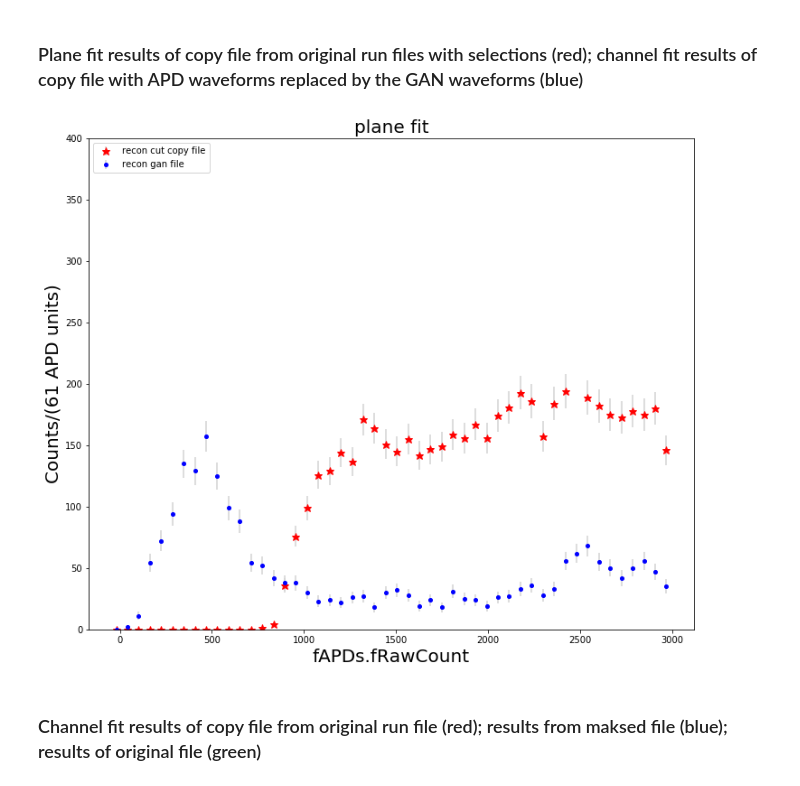
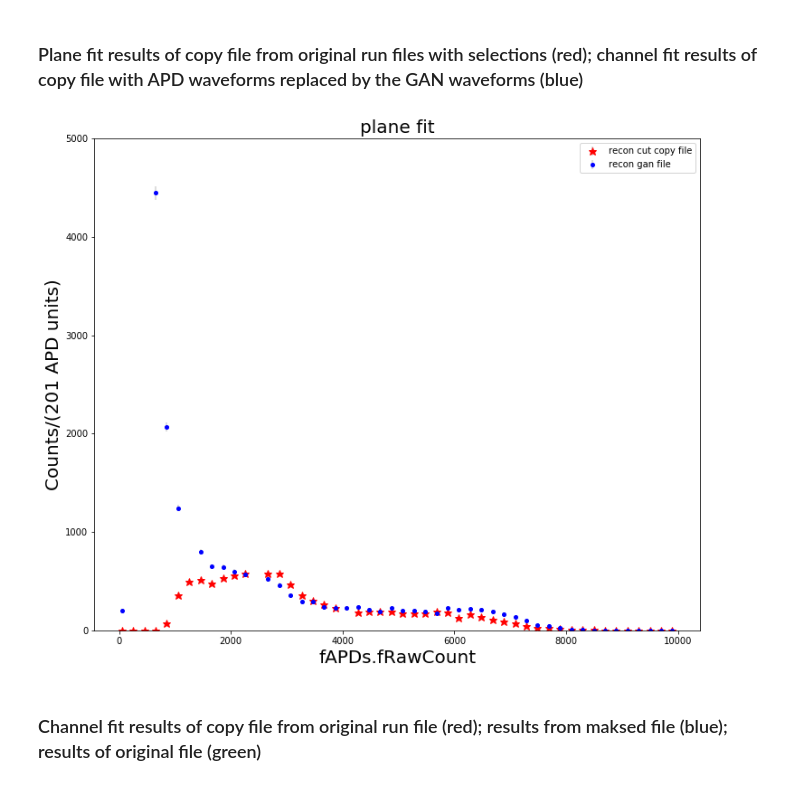
Before and after one commit to sli135/APD-GAN-Simulation, a Jupyter notebook: APD_signals.ipynb, the cells around one changed output. Saved outputs shown, nothing was run; the diff lists cells and outputs as text; code cells hidden in the pictures.

```diff
--- a/APD_signals.ipynb
+++ b/APD_signals.ipynb
@@ -145,29 +145,29 @@ plt.show()
 ### Plane fit results of copy file from original run files with selections (red); channel fit results of copy file with APD waveforms replaced by the GAN waveforms (blue)
 # %%
 left = -50
-right = 3000
+right = 10000
 nbins = 50
 mybins = np.linspace(left,right,nbins+1)
 e_step = (right-left)/nbins
 ncharge, binscharge = np.histogram(cutcopy_plane_fit_ind,bins=mybins)
 nlight, binslight = np.histogram(gan_plane_fit_ind,bins=mybins)
 
 err_c = get_errs(ncharge)
 err_s = get_errs(nlight)
 cent  = get_centers(mybins,e_step)
 
 plt.rcParams['figure.figsize'] = [12, 10]
 plt.errorbar(cent,ncharge,yerr=err_c,ecolor='lightgrey',fmt='*',color='r',markersize=9.,label='recon cut copy file')
 plt.errorbar(cent,nlight,yerr=err_s,ecolor='lightgrey',fmt='o',color='b',markersize=4.,label='recon gan file')
 plt.legend()
-plt.ylim([0,400])
+plt.ylim([0,5000])
 plt.title(r'plane fit',fontsize=20)
 plt.xlabel(r'fAPDs.fRawCount',fontsize=20)
 plt.ylabel(r'Counts/(%.0f APD units)'%(e_step),fontsize=20)
 plt.savefig(mygraphpath+'/compare_recon_cutcopy_&_gan_planefit.png',bbox_inches = 'tight')
 plt.show()
 # %% [output]
-[figure, old version]
+[figure, new version]
 # %% [markdown]
 ### Channel fit results of copy file from original run file (red); results from maksed file (blue); results of original file (green)
 # %%
```
Also changed, not shown: parts of 2 cells of this notebook.
